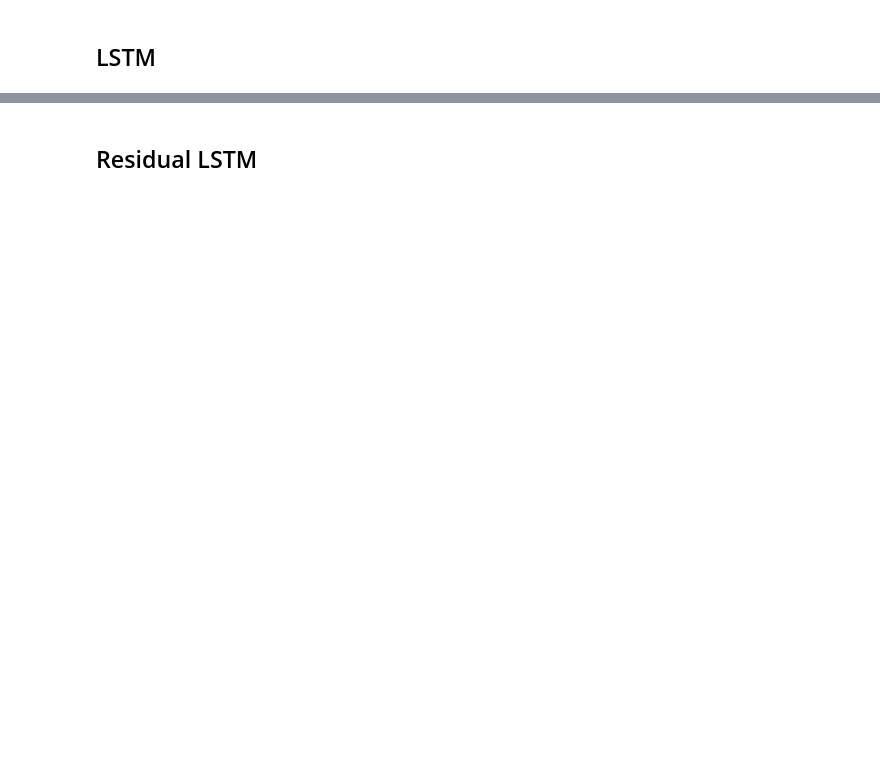
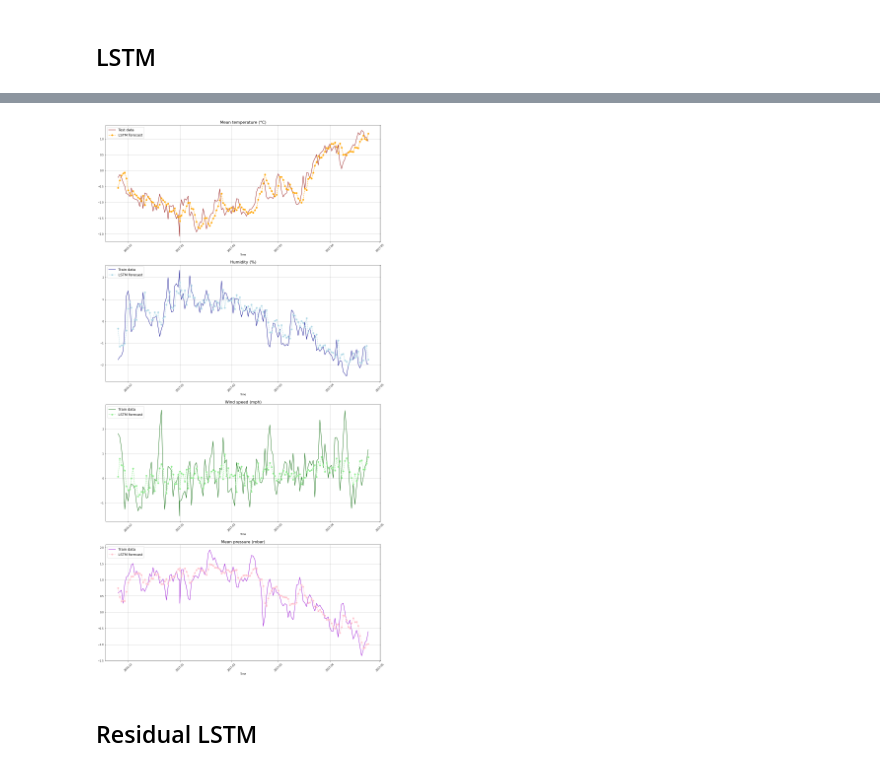
Before and after one commit to alexandre-pinon/voltron, a Jupyter notebook: src/ai/voltron.ipynb, the cells around one changed output, grey strips where cells are left out. Cells and saved outputs as stored; diff of their text form; code cells hidden in the pictures; blank space fills up the shorter version.

```diff
--- a/src/ai/voltron.ipynb
+++ b/src/ai/voltron.ipynb
@@ -366,0 +411,3 @@ Wall time: 35.9 s
+# %%
+single_step_window.plot_ts(lstm_model, title="LSTM forecast")
+# %% [output]
@@ -367,3 +415,4 @@ Wall time: 35.9 s
+[figure, added]
 # %% [markdown]
 ## Residual LSTM
 # %%
```
Also changed, not shown: parts of 38 cells of this notebook, 7 other files.
